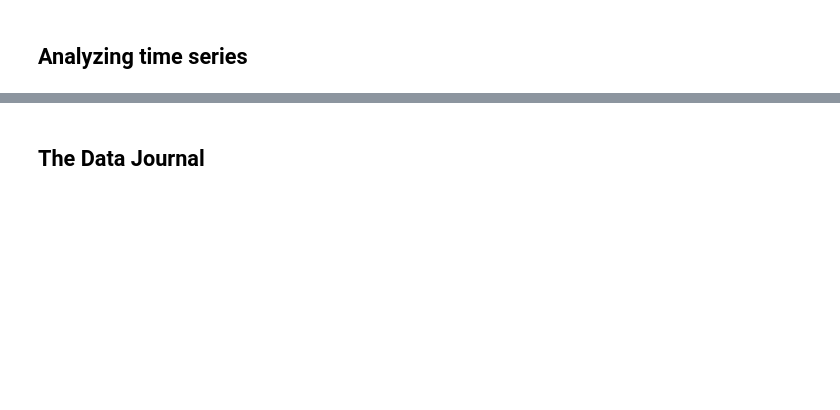
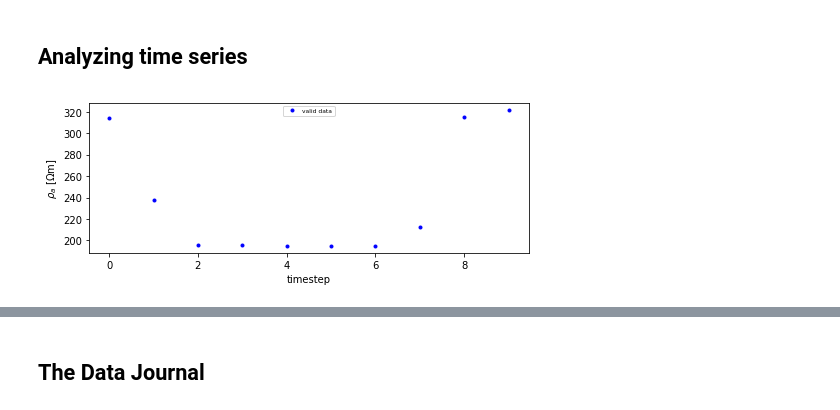
Before and after one commit to geophysics-ubonn/try-reda, a Jupyter notebook: reda_test.ipynb, the cells around one changed output, grey strips where cells are left out. Drawn from its saved outputs; the diff is of its cells as text; code cells hidden in the pictures; blank space fills up the shorter version.

```diff
--- a/reda_test.ipynb
+++ b/reda_test.ipynb
@@ -63,13 +196,15 @@ fig.savefig('pseudoplots.png', dpi=600)
 # %%
 import reda.plotters.time_series as TS
 
 fig, ax = TS.plot_quadpole_evolution(
     obj,
     [10, 11, 15, 14],
     'rho_a',
     threshold=0.05,
-    rolling=True,
+    rolling=False,
 )
+# %% [output]
+[figure, added]
 # %%
 # add some noise to the data
 import numpy as np
```
Also changed, not shown: parts of 16 cells of this notebook.
